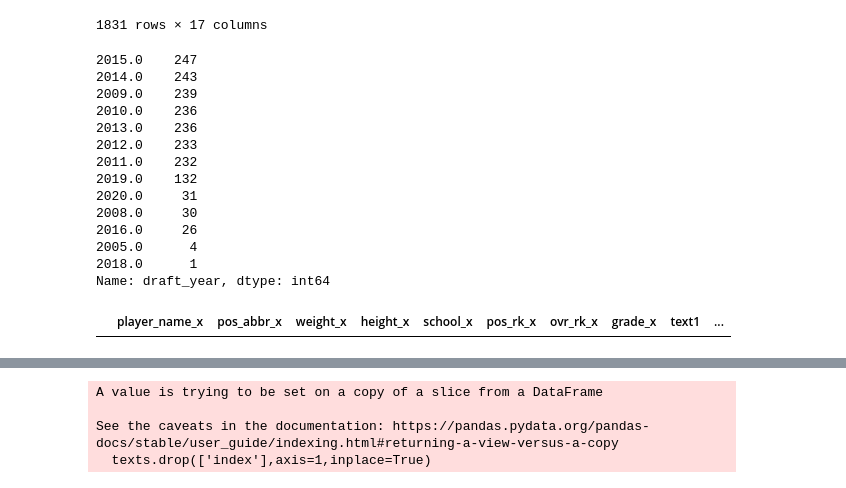
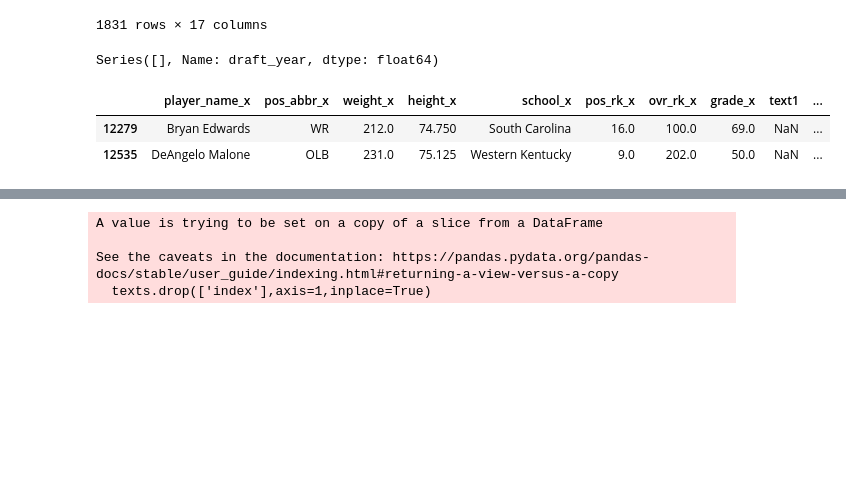
Before and after one commit to jpalgon/Draft_Scouting, a Jupyter notebook: Data Cleaning.ipynb, the cells around one changed output, grey strips where cells are left out. Saved outputs shown, nothing was run; the diff lists cells and outputs as text; code cells hidden in the pictures; blank space fills up the shorter version.

```diff
--- a/Data Cleaning.ipynb
+++ b/Data Cleaning.ipynb
@@ -9,7 +9,7 @@ import matplotlib.pyplot as plt
 import seaborn as sns
 # %%
 player_info = pd.read_csv('./Data/nfl_draft_prospects.csv')
-draft = pd.read_csv('./Data/nfl_draft_profiles.csv')
+draft = pd.read_csv('./Data/nfl_draft_profiles_update.csv')
 draft2022 = pd.read_excel('./Data/reports2022.xlsx',index_col=0)
 # %%
 draft2022
@@ -156,28 +156,17 @@ texts.loc[(texts.report.isna())&(texts.text1.isna())] #= texts.loc[(texts.text4.
 1831 rows × 17 columns
 # %%
 missing = texts[texts.report.isna()]
-missing.draft_year.value_counts()
+missing.draft_year
 # %% [output]
-2015.0    247
-2014.0    243
-2009.0    239
-2010.0    236
-2013.0    236
-2012.0    233
-2011.0    232
-2019.0    132
-2020.0     31
-2008.0     30
-2016.0     26
-2005.0      4
-2018.0      1
-Name: draft_year, dtype: int64
+Series([], Name: draft_year, dtype: float64)
-# %%
-missing[missing.draft_year == 2022]
-# %% [output]
-|  | player_name_x | pos_abbr_x | weight_x | height_x | school_x | pos_rk_x | ovr_rk_x | grade_x | text1 | ... |
 # %%
 texts.loc[(texts.text2.notna())&(texts.text1.isna()),'report'] = texts.loc[(texts.text2.notna())&(texts.text1.isna())].text2
 # %%
 texts.loc[(texts.text2.isna())&(texts.text1.isna())&(texts.text3.notna()),'report'] = texts.loc[(texts.text2.isna())&(texts.text1.isna())&(texts.text3.notna())].text3
+# %%
+texts.loc[(texts.text2.isna())&(texts.text1.isna())&(texts.text3.notna())]
+# %% [output]
+|  | player_name_x | pos_abbr_x | weight_x | height_x | school_x | pos_rk_x | ovr_rk_x | grade_x | text1 | ... |
+| 12279 | Bryan Edwards | WR | 212.0 | 74.750 | South Carolina | 16.0 | 100.0 | 69.0 | NaN | ... |
+| 12535 | DeAngelo Malone | OLB | 231.0 | 75.125 | Western Kentucky | 9.0 | 202.0 | 50.0 | NaN | ... |
 # %%
```
Also changed, not shown: parts of 15 cells of this notebook, 1 other file.
